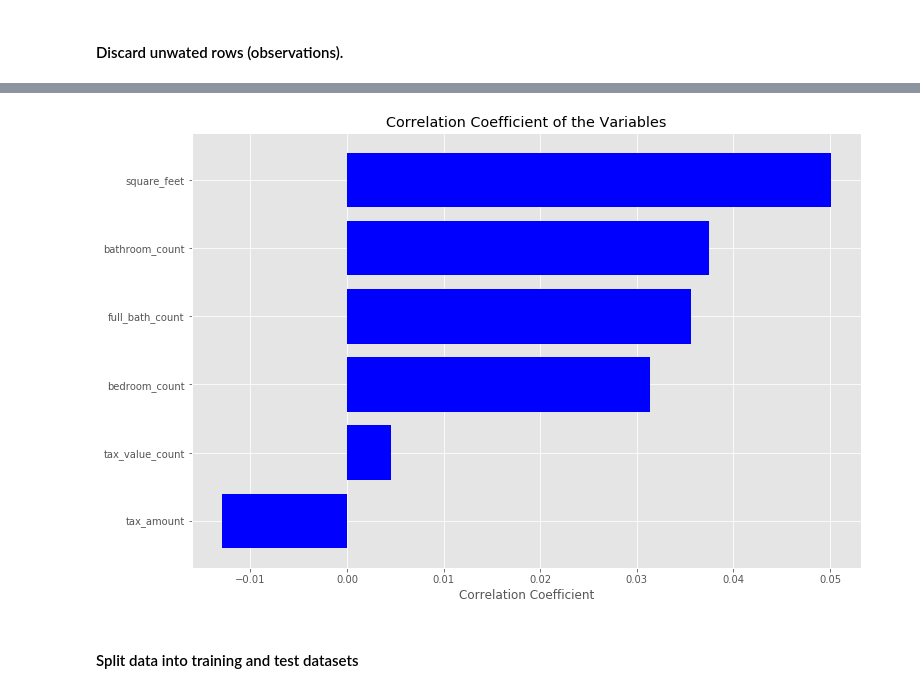
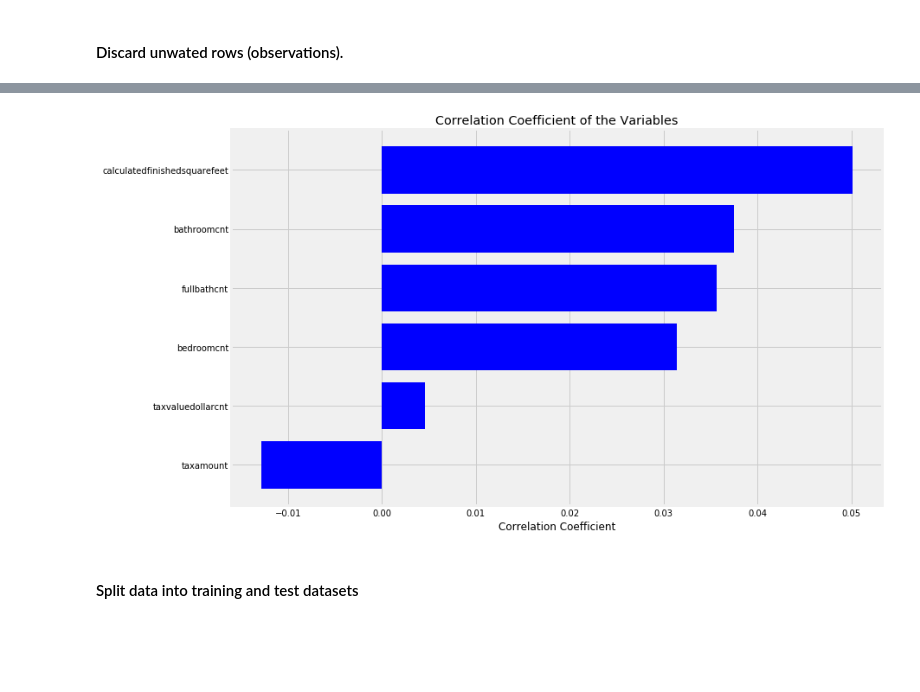
Before and after one commit to ecdedios/codeup-ds-projects, a Jupyter notebook: Regression_Proj_EdnalynCDeDios.ipynb, the cells around one changed output, grey strips where cells are left out. Drawn from its saved outputs; the diff is of its cells as text; code cells hidden in the pictures; blank space fills up the shorter version.

```diff
--- a/Regression_Proj_EdnalynCDeDios.ipynb
+++ b/Regression_Proj_EdnalynCDeDios.ipynb
@@ -310,6 +293,6 @@ Zip codes should be string objects.
 # %%
-# Convert from numeric to string
-df['regionidzip'] = df['regionidzip'].astype(str)
+# Convert from float to integer
+df['yearbuilt'] = df['yearbuilt'].astype(int)
 df.info()
 # %% [output]
 <class 'pandas.core.frame.DataFrame'>
@@ -400,0 +359,16 @@ std_y_vars = 'log_error'
+# %%
+# Histogram
+plt.figure(figsize=(16,16))
+for i, col in enumerate(['bathroomcnt',
+          'bedroomcnt',
+          'calculatedfinishedsquarefeet',
+          'fullbathcnt',
+          'yearbuilt',
+          'taxvaluedollarcnt',
+          'taxamount'
+         ]):
+    plot_number = i + 1
+    series = df[col]
+    plt.subplot(3,3,plot_number)
+    plt.title(col)
+    series.hist()
@@ -473,20 +472,20 @@ The idea and code below were inspired and adapted from at https://www.kaggle.com
 # %%
 # Plot the log error
 plt.figure(figsize=(12,8))
-plt.scatter(range(std_df.shape[0]), np.sort(std_df.log_error.values))
-plt.xlabel('parcel_id')
-plt.ylabel('log_error')
+plt.scatter(range(df.shape[0]), np.sort(df.logerror.values))
+plt.xlabel('parcelid')
+plt.ylabel('logerror')
 plt.show()
 
 # Remove outliers
-ulimit = np.percentile(std_df.log_error.values, 99)
-llimit = np.percentile(std_df.log_error.values, 1)
-std_df['log_error'].loc[std_df['log_error']>ulimit] = ulimit
-std_df['log_error'].loc[std_df['log_error']<llimit] = llimit
+ulimit = np.percentile(df.logerror.values, 99)
+llimit = np.percentile(df.logerror.values, 1)
+df['logerror'].loc[df['logerror']>ulimit] = ulimit
+df['logerror'].loc[df['logerror']<llimit] = llimit
 
 # Plot the distribution
 plt.figure(figsize=(12,8))
-sns.distplot(std_df.log_error.values, bins=50, kde=False)
-plt.xlabel('log_error')
+sns.distplot(df.logerror.values, bins=50, kde=False)
+plt.xlabel('logerror')
 plt.show()
 # %% [output]
@@ -499,27 +498,26 @@ See the caveats in the documentation: http://pandas.pydata.org/pandas-docs/stabl
 # %%
 # Correlation coefficient of each of these variables
-std_x_vars = [col for col in std_df.columns if col not in ['log_error'] if std_df[col].dtype=='float64']
+x_vars = [col for col in df.columns if col not in ['logerror'] if df[col].dtype=='float64']
 
 labels = []
 values = []
-for col in std_x_vars:
+for col in x_vars:
     labels.append(col)
-    values.append(np.corrcoef(std_df[col].values, std_df.log_error.values)[0,1])
+    values.append(np.corrcoef(df[col].values, df.logerror.values)[0,1])
 correlation_df = pd.DataFrame({'col_labels':labels, 'corr_values':values})
 correlation_df = correlation_df.sort_values(by='corr_values')
 
 ind = np.arange(len(labels))
 width = 1
 fig, ax = plt.subplots(figsize=(12,8))
 rects = ax.barh(ind, np.array(correlation_df.corr_values.values), color='b')
 ax.set_yticks(ind)
 ax.set_yticklabels(correlation_df.col_labels.values)
 ax.set_xlabel("Correlation Coefficient")
 ax.set_title("Correlation Coefficient of the Variables")
-#autolabel(rects)
 plt.show()
 # %% [output]
-[figure, old version]
+[figure, new version]
 # %% [markdown]
 #### Split data into training and test datasets
 # %%
```
Also changed, not shown: parts of 66 cells of this notebook.
